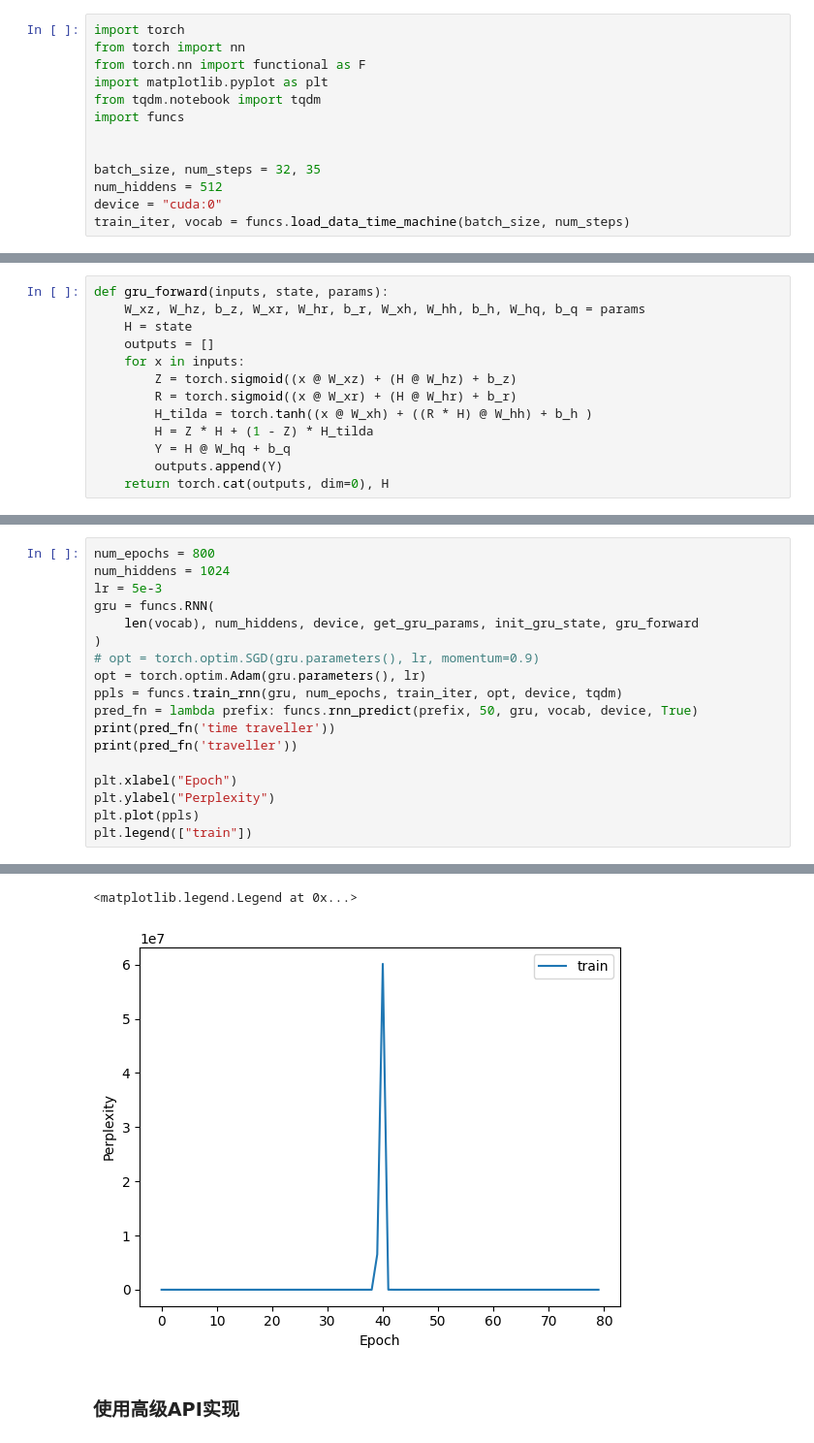
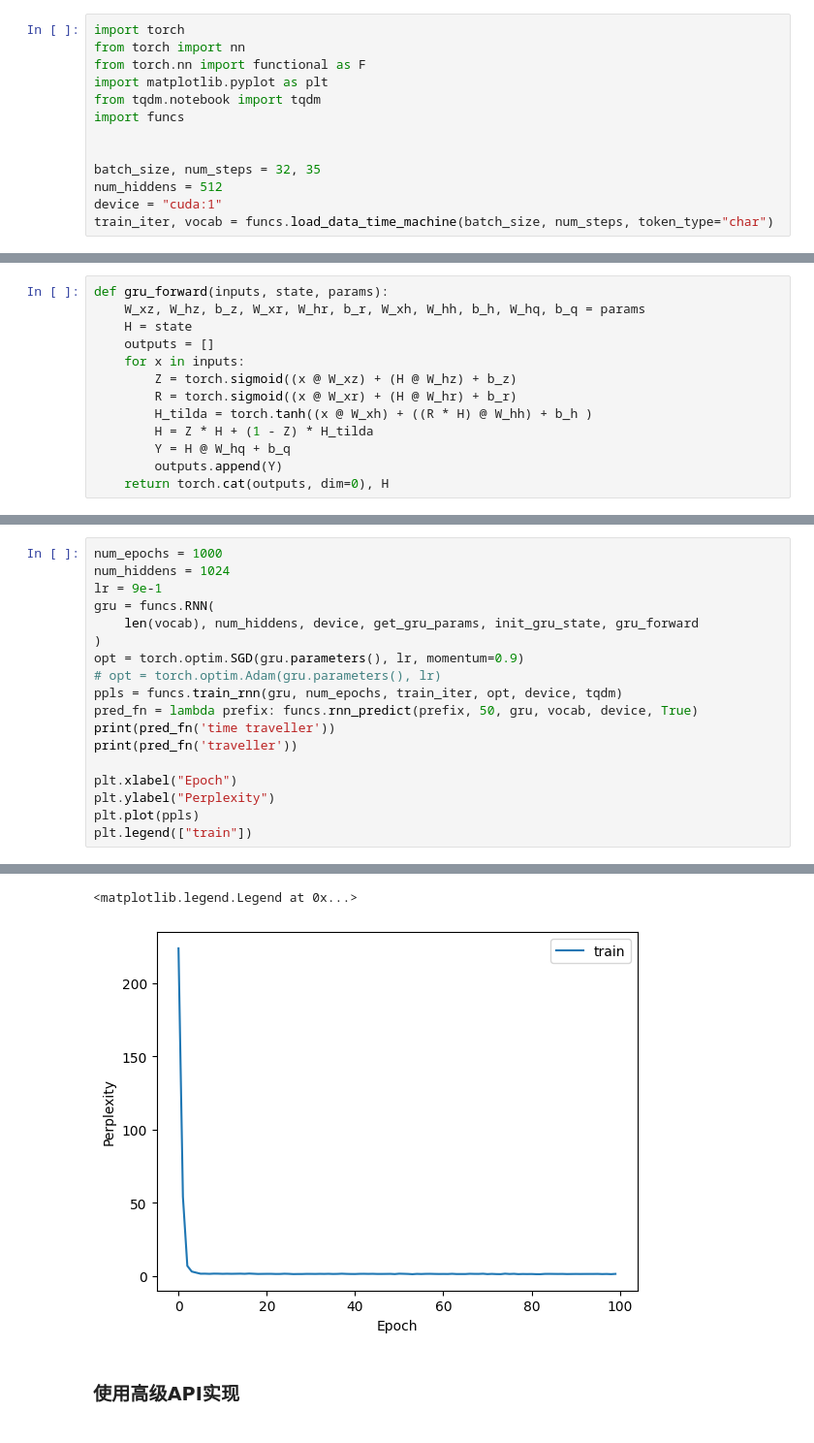
Before and after one commit to umeiko/deepLearningNotebooks, a Jupyter notebook: 循环神经网络/5.现代循环神经网络.ipynb, the cells around one changed output, grey strips where cells are left out. Shown: that part at 97% size. Cells and saved outputs as stored; diff of their text form.

```diff
--- a/循环神经网络/5.现代循环神经网络.ipynb
+++ b/循环神经网络/5.现代循环神经网络.ipynb
@@ -12,7 +12,7 @@ import funcs
 
 batch_size, num_steps = 32, 35
 num_hiddens = 512
-device = "cuda:0"
-train_iter, vocab = funcs.load_data_time_machine(batch_size, num_steps)
+device = "cuda:1"
+train_iter, vocab = funcs.load_data_time_machine(batch_size, num_steps, token_type="char")
 # %% [markdown]
 ## 门控循环单元（GRU）
@@ -84,12 +85,12 @@ funcs.rnn_predict("time ", 50, gru, vocab, device, True)
 # %%
-num_epochs = 800
+num_epochs = 1000
 num_hiddens = 1024
-lr = 5e-3
+lr = 9e-1
 gru = funcs.RNN(
     len(vocab), num_hiddens, device, get_gru_params, init_gru_state, gru_forward
 )
-# opt = torch.optim.SGD(gru.parameters(), lr, momentum=0.9)
-opt = torch.optim.Adam(gru.parameters(), lr)
+opt = torch.optim.SGD(gru.parameters(), lr, momentum=0.9)
+# opt = torch.optim.Adam(gru.parameters(), lr)
 ppls = funcs.train_rnn(gru, num_epochs, train_iter, opt, device, tqdm)
 pred_fn = lambda prefix: funcs.rnn_predict(prefix, 50, gru, vocab, device, True)
 print(pred_fn('time traveller'))
@@ -106,5 +107,5 @@ traveller holding the lamp aloft i intend to explore time is that plain i was ne
 <matplotlib.legend.Legend at 0x...>
-[figure, old version]
+[figure, new version]
 # %% [markdown]
 ### 使用高级API实现
 # %%
```
Also changed, not shown: parts of 14 cells of this notebook, 3 other files.
